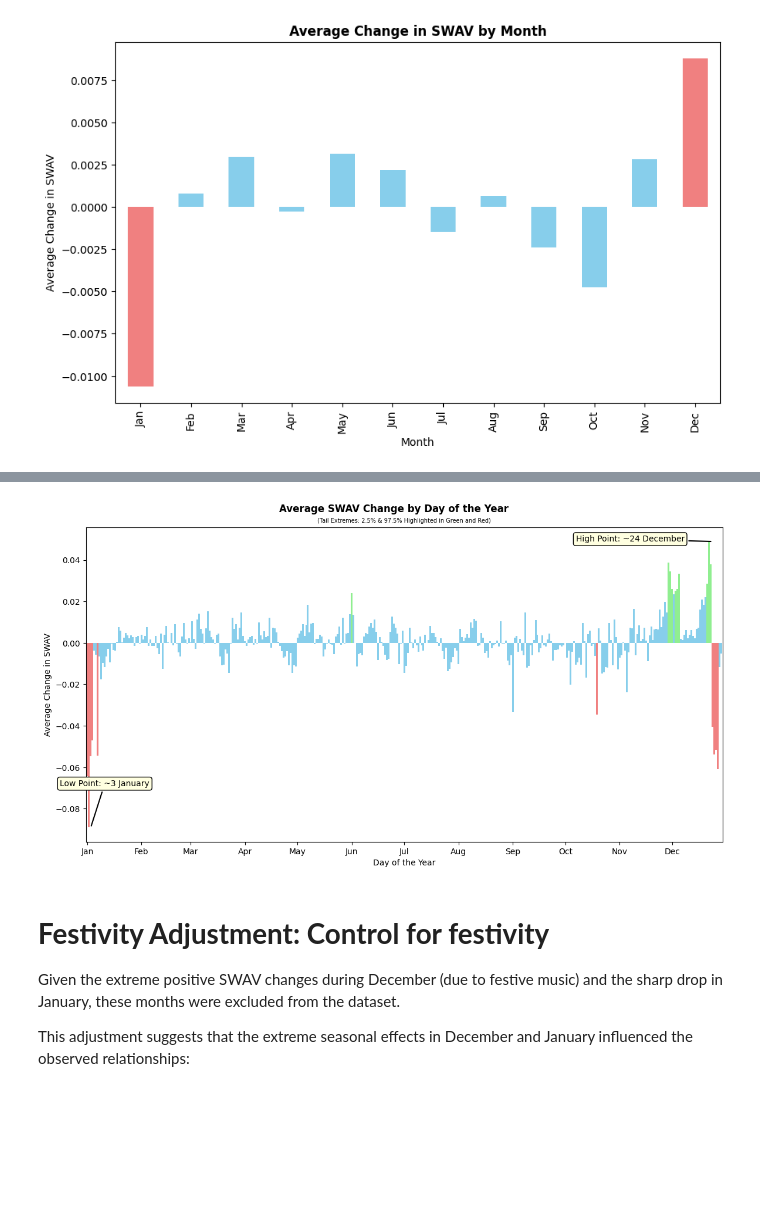
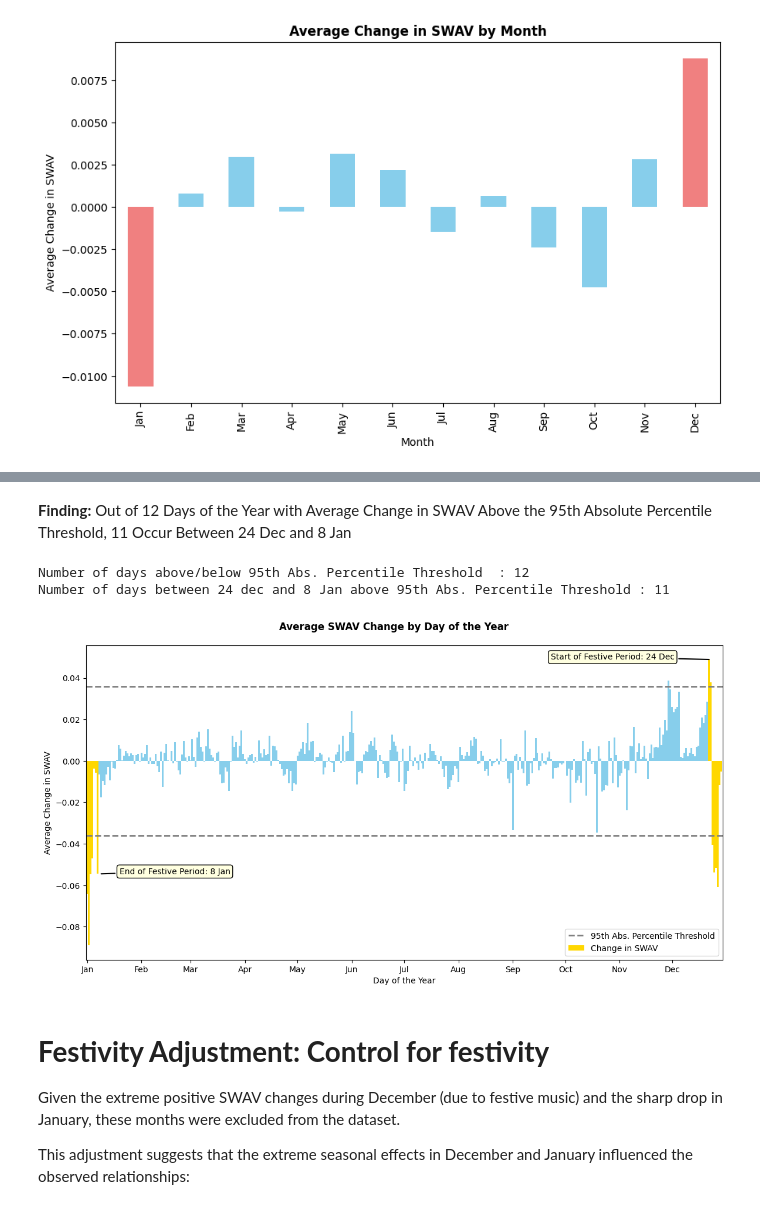
Before and after one commit to ThalyaGIT/UK-Music-Index-Returns, a Jupyter notebook: 3_data-analysis_notebooks/proposal+1.ipynb, the cells around one changed output, grey strips where cells are left out. Saved outputs shown, nothing was run; the diff lists cells and outputs as text; code cells hidden in the pictures; blank space fills up the shorter version.

```diff
--- a/3_data-analysis_notebooks/proposal+1.ipynb
+++ b/3_data-analysis_notebooks/proposal+1.ipynb
@@ -296,3 +303,26 @@ plt.show()
+# %% [markdown]
+**Finding:** Out of 12 Days of the Year with Average Change in SWAV Above the 95th Absolute Percentile Threshold, 11 Occur Between 24 Dec and 8 Jan
+# %%
+# @title
+# Calculate the number of days above and below the 0.04 threshold
+days_above = len(daily_avg[daily_avg > 0.03598175347244864])
+days_below = len(daily_avg[daily_avg < -0.03598175347244864])
+
+# Print the results
+print(f"Number of days above/below 95th Abs. Percentile Threshold  : {days_above + days_below} ")
+
+# Filter the data for the festive period (22 Dec to 5 Jan)
+festive_period = daily_avg[(daily_avg.index >= 356) | (daily_avg.index <= 8)]
+
+# Calculate the number of days above and below the 0.04 threshold in the festive period
+days_above_festive = len(festive_period[festive_period > 0.03598175347244864])
+days_below_festive = len(festive_period[festive_period < -0.03598175347244864])
+
+# Print the results
+print(f"Number of days between 24 dec and 8 Jan above 95th Abs. Percentile Threshold : {days_above_festive + days_below_festive}")
+# %% [output]
+Number of days above/below 95th Abs. Percentile Threshold  : 12
+Number of days between 24 dec and 8 Jan above 95th Abs. Percentile Threshold : 11
 # %%
 # @title
 # Assuming df_5_day is your DataFrame with 'Date' and 'Change in SWAV' columns
@@ -301,63 +331,59 @@ df = df_5_day.copy()
 # Ensure 'Date' column is in datetime format
 df['Date'] = pd.to_datetime(df['Date'])
 
+# Calculate the absolute value of Change in SWAV
+df['Abs_Change_in_SWAV'] = df['Change in SWAV'].abs()
+
+# Calculate the 95th percentile of the absolute values
+percentile_95 = np.percentile(df['Abs_Change_in_SWAV'], 95)
+
 # Extract day of the year (1-365 or 1-366 for leap years)
 df['DayOfYear'] = df['Date'].dt.dayofyear
 
 # Calculate the average 'Change in SWAV' by each day of the year
 daily_avg = df.groupby('DayOfYear')['Change in SWAV'].mean()
 
-# # Define customized thresholds for increases and decreases
-# increase_threshold = 0.02  # Less extreme for increases
-# decrease_threshold = -0.05  # More extreme for decreases
-
-# Calculate the 1st and 99th percentiles for the daily averages
-percentile_1 = daily_avg.quantile(0.025)
-percentile_99 = daily_avg.quantile(0.975)
-
-# Identify extremes (below the 1st percentile or above the 99th percentile)
-extremes = daily_avg[(daily_avg < percentile_1) | (daily_avg > percentile_99)]
-
 # Plot the average 'Change in SWAV' by day of the year
 plt.figure(figsize=(14, 8))
 
-# Highlight positive extremes with lightgreen, negative extremes with lightcoral, otherwise skyblue
-colors = ['lightgreen' if day in extremes.index and daily_avg[day] > 0 else
-          'lightcoral' if day in extremes.index and daily_avg[day] < 0 else
-          'skyblue' for day in daily_avg.index]
+# Assign colors based on whether the day is in the festive period (22 Dec to 8 Jan) or not
+colors = ['gold' if (day >= 358 or day <= 8) else 'skyblue' for day in daily_avg.index]
 
 ax = daily_avg.plot(kind='bar', color=colors, width=1.0)
 
+# Add reference lines at the 95th absolute percentile thresholds
+plt.axhline(y=percentile_95, color='grey', linestyle='--', linewidth=2, label='95th Abs. Percentile Threshold')
+plt.axhline(y=-percentile_95, color='grey', linestyle='--', linewidth=2)
 
 # Adjust the space above the plot to make room for the titles
 plt.subplots_adjust(top=0.78)
 
 # Adding the main title at the top
 plt.suptitle('Average SWAV Change by Day of the Year', fontsize=12, fontweight='bold', y=0.83, ha='center')
 
-# Adding the subtitle just below the main title
-plt.title('(Tail Extremes: 2.5% & 97.5% Highlighted in Green and Red)', fontsize=7, y=1, ha='center')
-
 plt.xlabel('Day of the Year')
 plt.ylabel('Average Change in SWAV')
 plt.xticks(ticks=[0, 31, 59, 90, 120, 151, 181, 212, 243, 273, 304, 334], labels=['Jan', 'Feb', 'Mar', 'Apr', 'May', 'Jun', 'Jul', 'Aug', 'Sep', 'Oct', 'Nov', 'Dec'], rotation=0)
 
-# Example Annotations
-plt.annotate('High Point: ~24 December', xy=(357, daily_avg[358]),
-             xytext=(310, daily_avg[358]),
+# Annotations for the festive period
+plt.annotate('Start of Festive Period: 24 Dec', xy=(356, daily_avg[358]),
+             xytext=(300, daily_avg[358]),
              arrowprops=dict(facecolor='black', arrowstyle="-", lw=1.5),
              bbox=dict(boxstyle="round,pad=0.3", edgecolor='black', facecolor='lightyellow'),
              fontsize=10, ha='center')
 
-plt.annotate('Low Point: ~3 January', xy=(2, daily_avg[3]),
-             xytext=(10, daily_avg[3] + 0.02),
+plt.annotate('End of Festive Period: 8 Jan', xy=(7, daily_avg[8]),
+             xytext=(50, daily_avg[8]),
              arrowprops=dict(facecolor='black', arrowstyle="-", lw=1.5),
              bbox=dict(boxstyle="round,pad=0.3", edgecolor='black', facecolor='lightyellow'),
              fontsize=10, ha='center')
 
+# Show legend on the right side
+plt.legend(loc='lower right')
+
 plt.show()
 # %% [output]
-[figure, old version]
+[figure, new version]
 # %% [markdown]
 # **Festivity Adjustment: Control for festivity**
 
```
Also changed, not shown: parts of 4 cells of this notebook.
